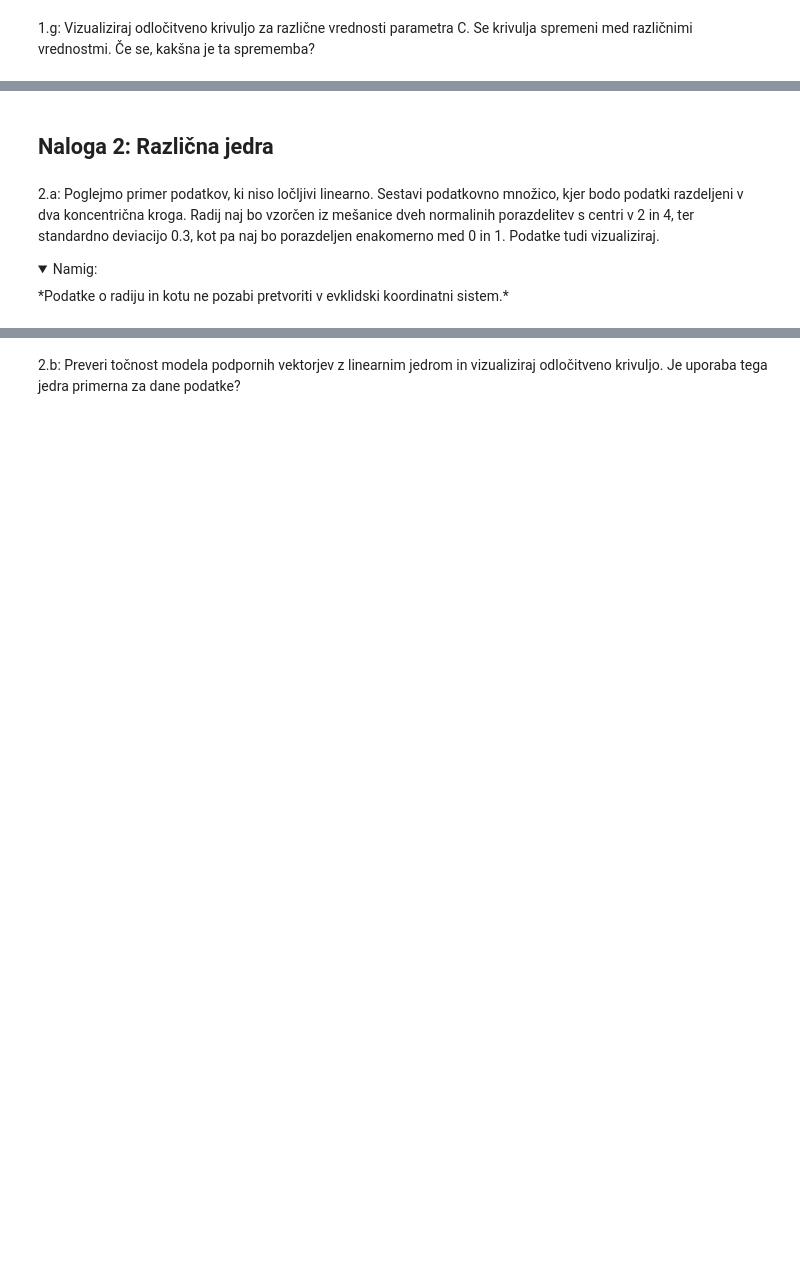
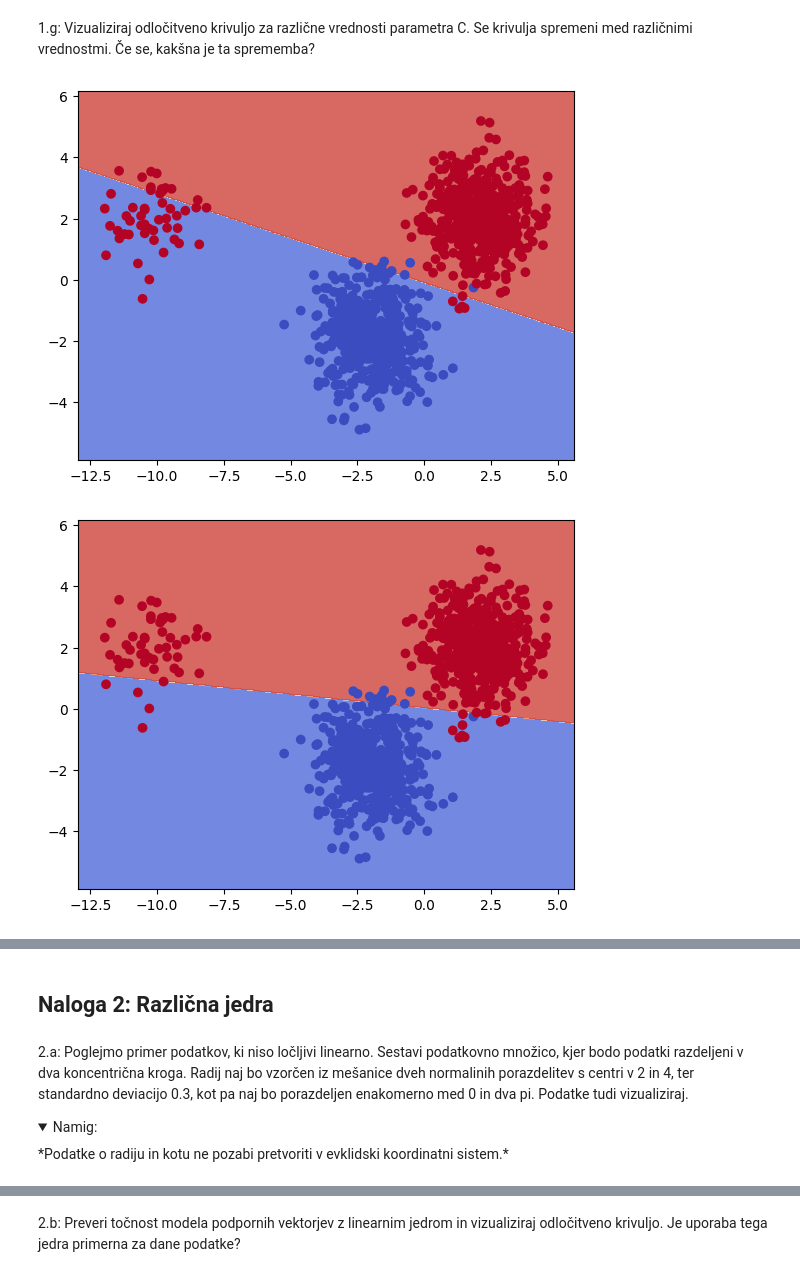
Before and after one commit to anejrozman/Machine-Learning-1, a Jupyter notebook: w5/vaje5.ipynb, the cells around one changed output, grey strips where cells are left out. Cells and saved outputs as stored; diff of their text form; code cells hidden in the pictures; folded sections open; blank space fills up the shorter version.

```diff
--- a/w5/vaje5.ipynb
+++ b/w5/vaje5.ipynb
@@ -45,2 +128,10 @@ def vizualize_decision_boundery(model, X, y):
 # %% [markdown]
 1.g: Vizualiziraj odločitveno krivuljo za različne vrednosti parametra C. Se krivulja spremeni med različnimi vrednostmi. Če se, kakšna je ta sprememba?
+# %%
+for c in range(-3, 3):
+    svc = SVC(kernel='linear', C=10**c)
+    svc.fit(X, y)
+    vizualize_decision_boundery(svc, X, y)
+# %% [output]
+[figure, added]
+[figure, added]
@@ -47,7 +142,7 @@ def vizualize_decision_boundery(model, X, y):
 # %% [markdown]
 ## Naloga 2: Različna jedra
 # %% [markdown]
-2.a: Poglejmo primer podatkov, ki niso ločljivi linearno. Sestavi podatkovno množico, kjer bodo podatki razdeljeni v dva koncentrična kroga. Radij naj bo vzorčen iz mešanice dveh normalinih porazdelitev s centri v 2 in 4, ter standardno deviacijo 0.3, kot pa naj bo porazdeljen enakomerno med 0 in 1. Podatke tudi vizualiziraj.
+2.a: Poglejmo primer podatkov, ki niso ločljivi linearno. Sestavi podatkovno množico, kjer bodo podatki razdeljeni v dva koncentrična kroga. Radij naj bo vzorčen iz mešanice dveh normalinih porazdelitev s centri v 2 in 4, ter standardno deviacijo 0.3, kot pa naj bo porazdeljen enakomerno med 0 in dva pi. Podatke tudi vizualiziraj.
 
 <details>
   <summary>Namig:</summary>
```
Also changed, not shown: parts of 16 cells of this notebook.
